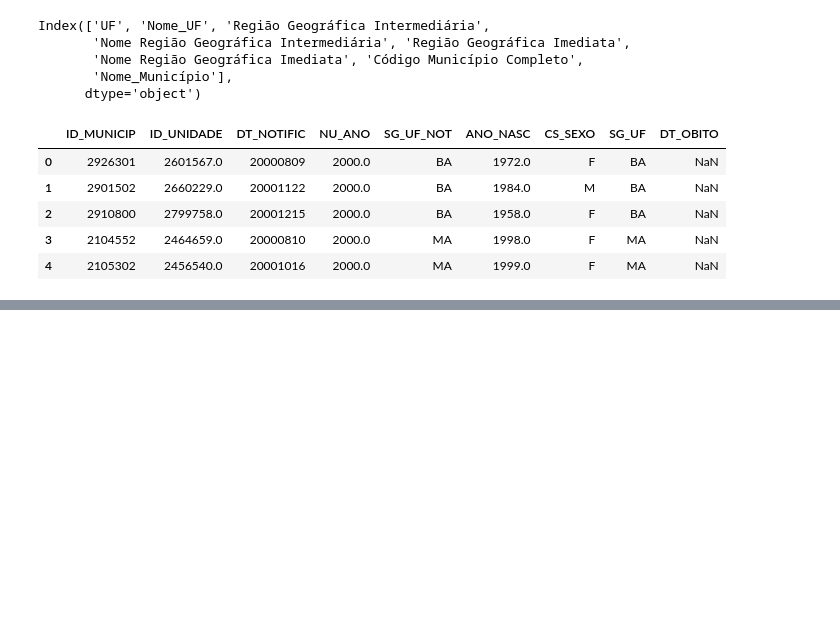
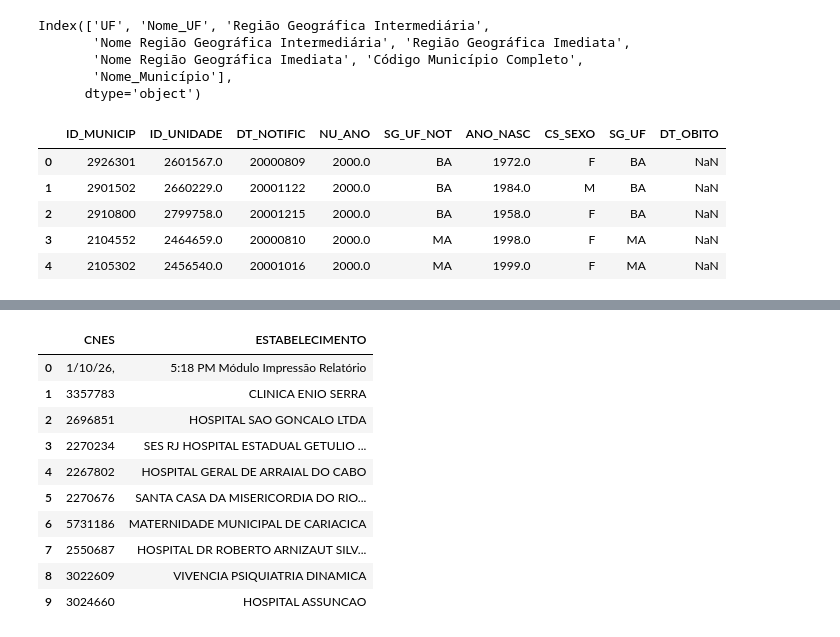
Before and after one commit to tidinho/Analisador-de-risco-de-leishmaniose, a Jupyter notebook: tratamento-1.ipynb, the cells around one changed output, grey strips where cells are left out. Cells and saved outputs as stored; diff of their text form; code cells hidden in the pictures; blank space fills up the shorter version.

```diff
--- a/tratamento-1.ipynb
+++ b/tratamento-1.ipynb
@@ -232,0 +246,43 @@ sus_merge.head()
+# %%
+import pdfplumber
+import pandas as pd
+
+dados = []
+
+with pdfplumber.open("Módulo Impressão Relatório.pdf") as pdf:
+    for page in pdf.pages:
+        texto = page.extract_text()
+        if not texto:
+            continue
+
+        linhas = texto.split("\n")
+
+        for linha in linhas:
+            linha = linha.strip()
+
+            # pega linhas que começam com número (CNES)
+            if linha and linha[0].isdigit():
+                partes = linha.split(" ", 1)
+
+                if len(partes) == 2:
+                    cnes, nome = partes
+                    dados.append({
+                        "CNES": cnes,
+                        "ESTABELECIMENTO": nome
+                    })
+
+cnes = pd.DataFrame(dados)
+# %%
+cnes.head(10)
+# %% [output]
+|  | CNES | ESTABELECIMENTO |
+| 0 | 1/10/26, | 5:18 PM Módulo Impressão Relatório |
+| 1 | 3357783 | CLINICA ENIO SERRA |
+| 2 | 2696851 | HOSPITAL SAO GONCALO LTDA |
+| 3 | 2270234 | SES RJ HOSPITAL ESTADUAL GETULIO ... |
+| 4 | 2267802 | HOSPITAL GERAL DE ARRAIAL DO CABO |
+| 5 | 2270676 | SANTA CASA DA MISERICORDIA DO RIO... |
+| 6 | 5731186 | MATERNIDADE MUNICIPAL DE CARIACICA |
+| 7 | 2550687 | HOSPITAL DR ROBERTO ARNIZAUT SILV... |
+| 8 | 3022609 | VIVENCIA PSIQUIATRIA DINAMICA |
+| 9 | 3024660 | HOSPITAL ASSUNCAO |
```
Also changed, not shown: parts of 13 cells of this notebook, 1 other file.
